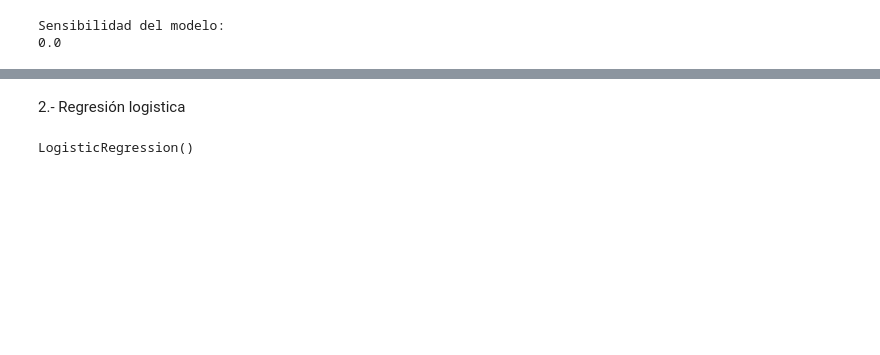
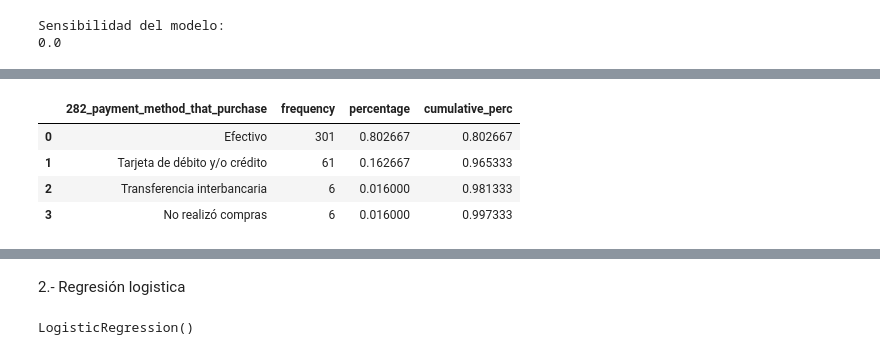
Before and after one commit to Thealansan/Evidencia2, a Jupyter notebook: Consumer_Mit_Lab_Evidencia3.ipynb, the cells around one changed output, grey strips where cells are left out. Drawn from its saved outputs; the diff is of its cells as text; code cells hidden in the pictures; blank space fills up the shorter version.

```diff
--- a/Consumer_Mit_Lab_Evidencia3.ipynb
+++ b/Consumer_Mit_Lab_Evidencia3.ipynb
@@ -117,0 +135,10 @@ Sensibilidad del modelo:
+# %%
+#Obtengo un filtro de los valores más reeñevantes de la variable
+Filtro= table1[table1['frequency']>1]
+Filtro
+# %% [output]
+|  | 282_payment_method_that_purchase | frequency | percentage | cumulative_perc |
+| 0 | Efectivo | 301 | 0.802667 | 0.802667 |
+| 1 | Tarjeta de débito y/o crédito | 61 | 0.162667 | 0.965333 |
+| 2 | Transferencia interbancaria | 6 | 0.016000 | 0.981333 |
+| 3 | No realizó compras | 6 | 0.016000 | 0.997333 |
```
Also changed, not shown: parts of 16 cells of this notebook.
